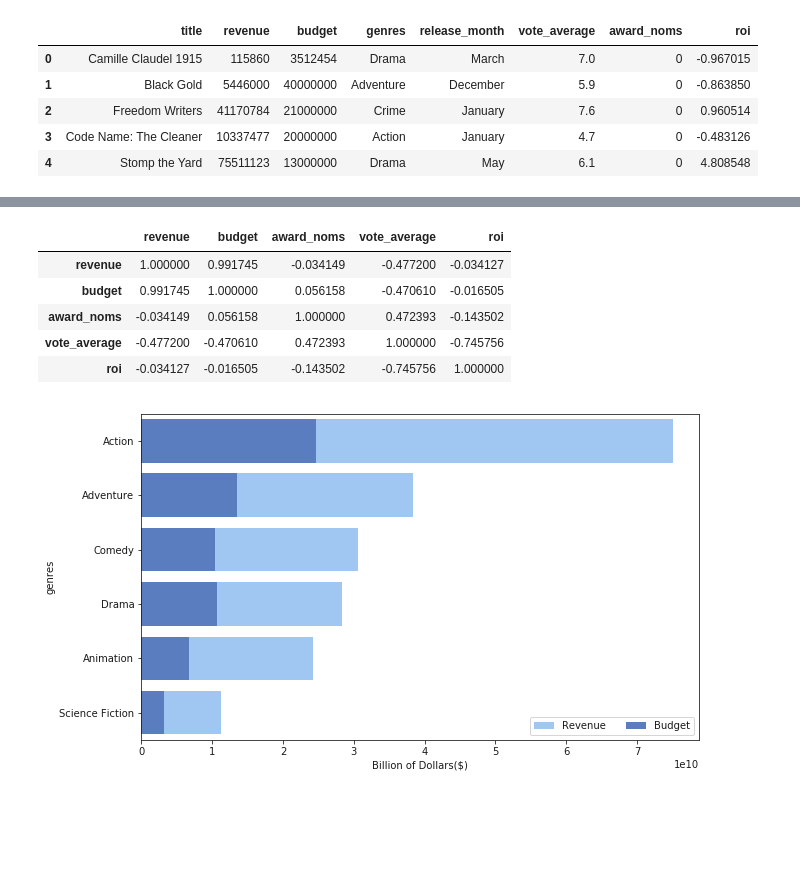
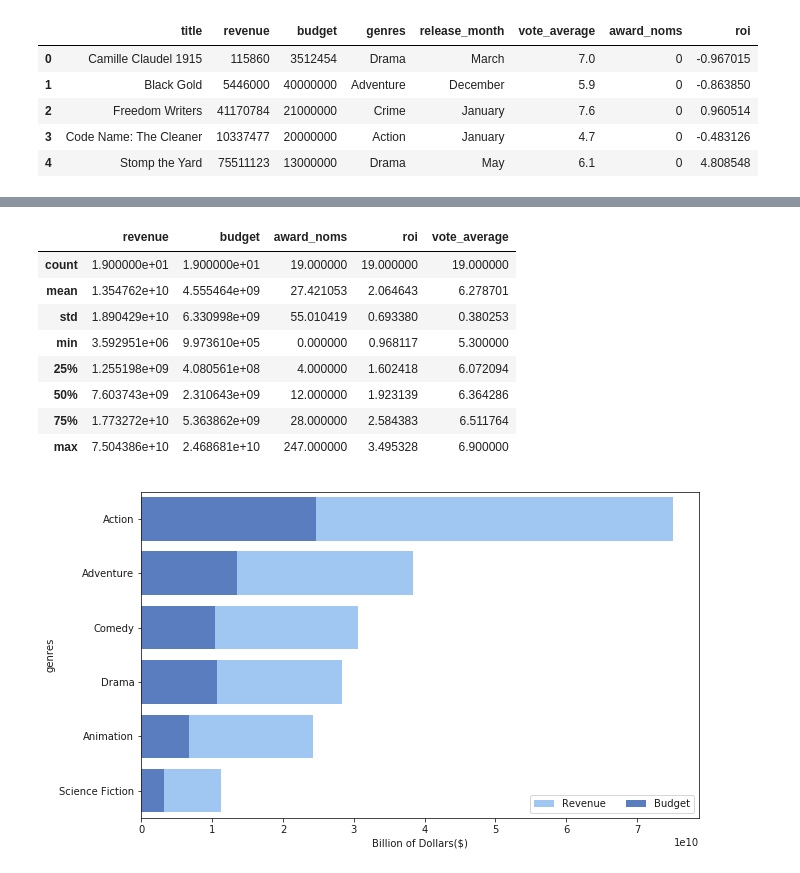
Before and after one commit to kelvinhy2005/Boa-Constrictor, a Jupyter notebook: tamumovieproj.ipynb, the cells around one changed output, grey strips where cells are left out. Drawn from its saved outputs; the diff is of its cells as text; code cells hidden in the pictures; blank space fills up the shorter version.

```diff
--- a/tamumovieproj.ipynb
+++ b/tamumovieproj.ipynb
@@ -64,12 +64,13 @@ Name: genres, dtype: int64
 # %%
 g = movdat_df.groupby('genres').sum()
 g = g.drop(columns=['vote_average', 'roi'])
+groi = pd.DataFrame((g['revenue']/g['budget']-1),columns=['roi'])
+g = pd.merge(g,groi, how='outer',left_index=True,right_index=True)
 g = g.reset_index()
 g2 = movdat_df.groupby('genres').mean()
-g2 = g2.drop(columns=['budget', 'revenue','award_noms'])
+g2 = g2.drop(columns=['budget', 'revenue','award_noms','roi'])
 g2 = g2.reset_index()
 g3 = pd.merge(g,g2)
 g3 = g3.sort_values(['revenue'], ascending=False)
-g3 = g3.head(6)
-g3
+g3.head(6)
 # %% [output]
@@ -83,12 +113,15 @@ g3
 # %%
-g3.corr()
+g3.describe()
 # %% [output]
-|  | revenue | budget | award_noms | vote_average | roi |
-| revenue | 1.000000 | 0.991745 | -0.034149 | -0.477200 | -0.034127 |
-| budget | 0.991745 | 1.000000 | 0.056158 | -0.470610 | -0.016505 |
-| award_noms | -0.034149 | 0.056158 | 1.000000 | 0.472393 | -0.143502 |
-| vote_average | -0.477200 | -0.470610 | 0.472393 | 1.000000 | -0.745756 |
-| roi | -0.034127 | -0.016505 | -0.143502 | -0.745756 | 1.000000 |
+|  | revenue | budget | award_noms | roi | vote_average |
+| count | 1.900000e+01 | 1.900000e+01 | 19.000000 | 19.000000 | 19.000000 |
+| mean | 1.354762e+10 | 4.555464e+09 | 27.421053 | 2.064643 | 6.278701 |
+| std | 1.890429e+10 | 6.330998e+09 | 55.010419 | 0.693380 | 0.380253 |
+| min | 3.592951e+06 | 9.973610e+05 | 0.000000 | 0.968117 | 5.300000 |
+| 25% | 1.255198e+09 | 4.080561e+08 | 4.000000 | 1.602418 | 6.072094 |
+| 50% | 7.603743e+09 | 2.310643e+09 | 12.000000 | 1.923139 | 6.364286 |
+| 75% | 1.773272e+10 | 5.363862e+09 | 28.000000 | 2.584383 | 6.511764 |
+| max | 7.504386e+10 | 2.468681e+10 | 247.000000 | 3.495328 | 6.900000 |
 # %%
 plt.subplots(figsize=(10, 6))
 sns.set_color_codes("pastel")
```
Also changed, not shown: parts of 9 cells of this notebook.
